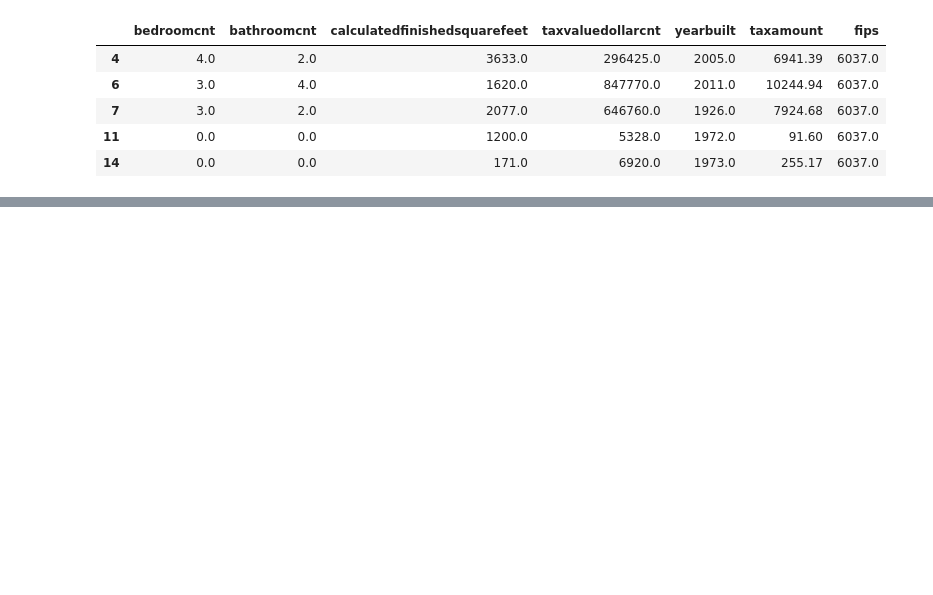
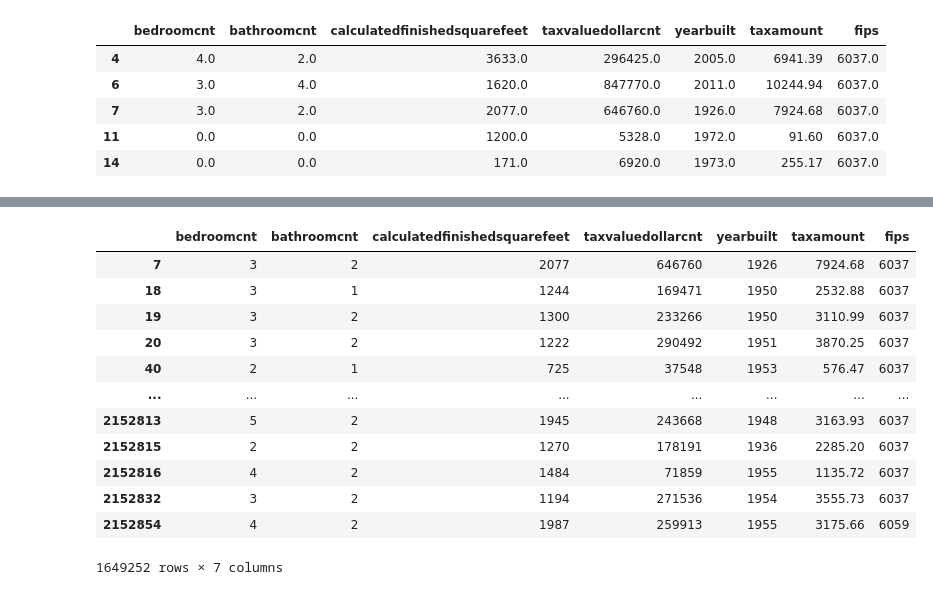
Before and after one commit to wheelerjoshua/regression-exercises, a Jupyter notebook: wrangle.ipynb, the cells around one changed output, grey strips where cells are left out. Cells and saved outputs as stored; diff of their text form; code cells hidden in the pictures; blank space fills up the shorter version.

```diff
--- a/wrangle.ipynb
+++ b/wrangle.ipynb
@@ -164,0 +194,22 @@ df[df.taxvaluedollarcnt == df.taxvaluedollarcnt.max()]
+# %%
+def remove_outliers(df, k, col_list):
+    ''' remove outliers from a list of columns in a dataframe
+        and return that dataframe
+    '''
+
+    for col in col_list:
+
+        q1, q3 = df[col].quantile([.25, .75])  # get quartiles
+
+        iqr = q3 - q1   # calculate interquartile range
+
+        upper_bound = q3 + k * iqr   # get upper bound
+        lower_bound = q1 - k * iqr   # get lower bound
+
+        # return dataframe without outliers
+
+        df = df[(df[col] > lower_bound) & (df[col] < upper_bound)]
+
+    return df
+# %%
+df = remove_outliers(df, 1.5, cols)
@@ -164,0 +227,4 @@ df[df.taxvaluedollarcnt == df.taxvaluedollarcnt.max()]
+# %%
+# change all but taxamount to int datatypes.
+for col in df.columns[df.columns != 'taxamount']:
+    df[col] = df[col].astype(int)
@@ -164,0 +248,16 @@ df[df.taxvaluedollarcnt == df.taxvaluedollarcnt.max()]
+# %%
+df.drop_duplicates()
+# %% [output]
+|  | bedroomcnt | bathroomcnt | calculatedfinishedsquarefeet | taxvaluedollarcnt | yearbuilt | taxamount | fips |
+| 7 | 3 | 2 | 2077 | 646760 | 1926 | 7924.68 | 6037 |
+| 18 | 3 | 1 | 1244 | 169471 | 1950 | 2532.88 | 6037 |
+| 19 | 3 | 2 | 1300 | 233266 | 1950 | 3110.99 | 6037 |
+| 20 | 3 | 2 | 1222 | 290492 | 1951 | 3870.25 | 6037 |
+| 40 | 2 | 1 | 725 | 37548 | 1953 | 576.47 | 6037 |
+| ... | ... | ... | ... | ... | ... | ... | ... |
+| 2152813 | 5 | 2 | 1945 | 243668 | 1948 | 3163.93 | 6037 |
+| 2152815 | 2 | 2 | 1270 | 178191 | 1936 | 2285.20 | 6037 |
+| 2152816 | 4 | 2 | 1484 | 71859 | 1955 | 1135.72 | 6037 |
+| 2152832 | 3 | 2 | 1194 | 271536 | 1954 | 3555.73 | 6037 |
+| 2152854 | 4 | 2 | 1987 | 259913 | 1955 | 3175.66 | 6059 |
+1649252 rows × 7 columns
```
Also changed, not shown: parts of 20 cells of this notebook, 1 other file.
